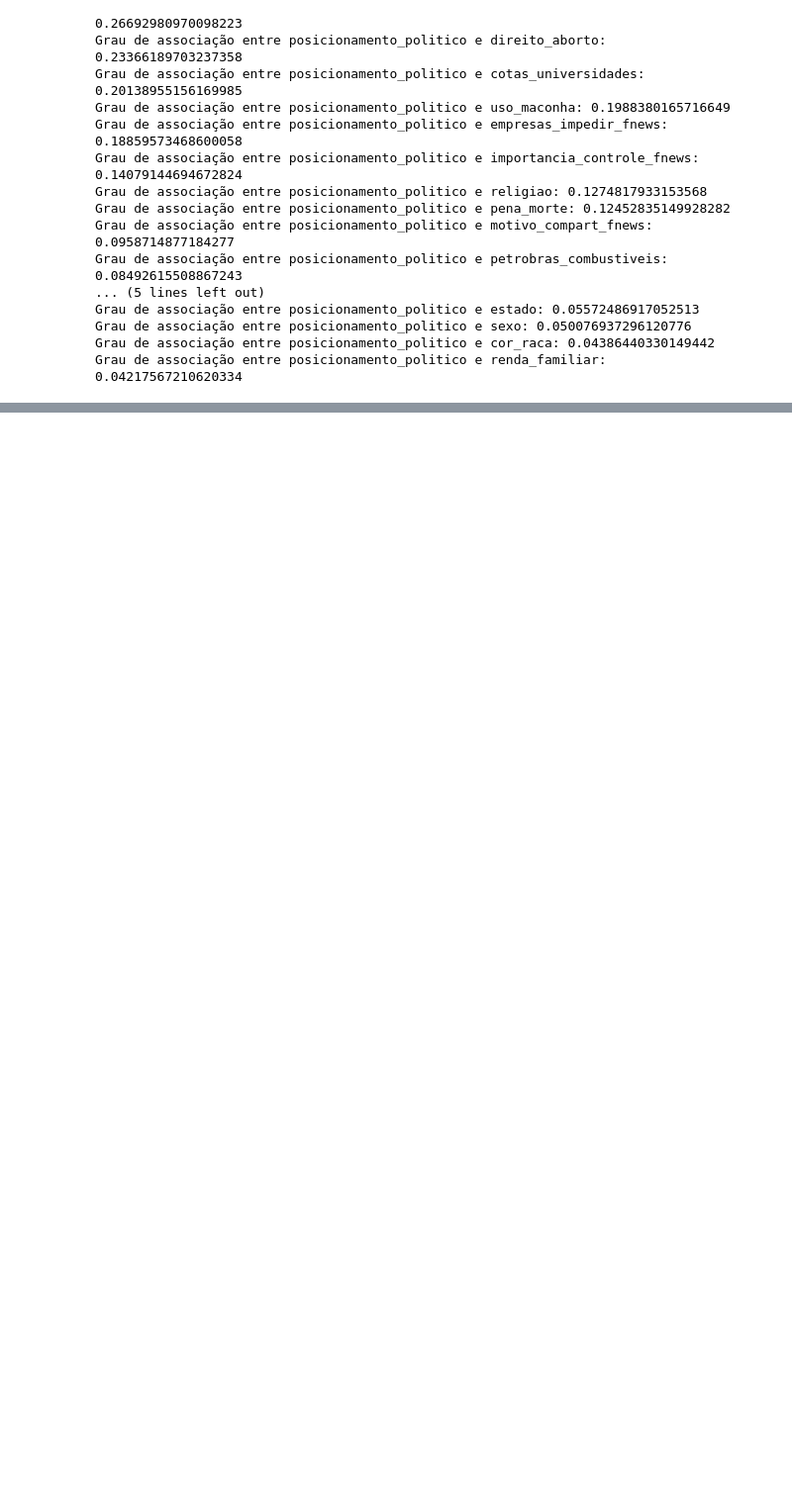
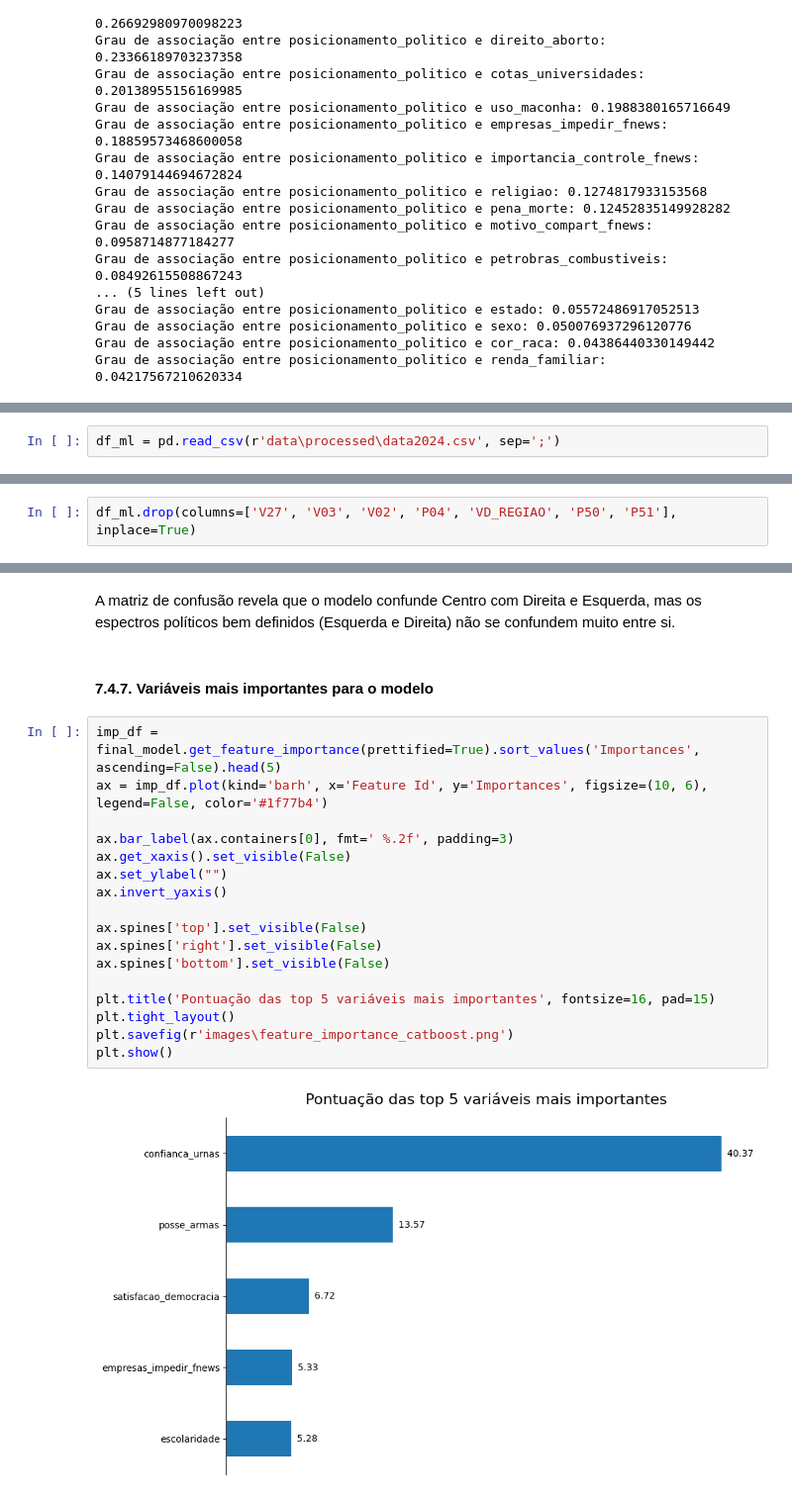
Before and after one commit to h-Soares/ds-espectro-politico-brasil, a Jupyter notebook: project.ipynb, the cells around one changed output, grey strips where cells are left out. Shown at 99% size. Cells and saved outputs as stored; diff of their text form; blank space fills up the shorter version.

```diff
--- a/project.ipynb
+++ b/project.ipynb
@@ -1364,0 +1376,2 @@ Além disso, pode-se utilizar essa análise para selecionar variáveis para sere
+# %%
+df_ml = pd.read_csv(r'data\processed\data2024.csv', sep=';')
@@ -1364,0 +1382,2 @@ Além disso, pode-se utilizar essa análise para selecionar variáveis para sere
+# %%
+df_ml.drop(columns=['V27', 'V03', 'V02', 'P04', 'VD_REGIAO', 'P50', 'P51'], inplace=True)
@@ -1364,0 +1561,23 @@ Além disso, pode-se utilizar essa análise para selecionar variáveis para sere
+# %% [markdown]
+A matriz de confusão revela que o modelo confunde Centro com Direita e Esquerda, mas os espectros políticos bem definidos (Esquerda e Direita) não se confundem muito entre si.
+# %% [markdown]
+#### **7.4.7. Variáveis mais importantes para o modelo**
+# %%
+imp_df = final_model.get_feature_importance(prettified=True).sort_values('Importances', ascending=False).head(5)
+ax = imp_df.plot(kind='barh', x='Feature Id', y='Importances', figsize=(10, 6), legend=False, color='#1f77b4')
+
+ax.bar_label(ax.containers[0], fmt=' %.2f', padding=3)
+ax.get_xaxis().set_visible(False)
+ax.set_ylabel("")
+ax.invert_yaxis()
+
+ax.spines['top'].set_visible(False)
+ax.spines['right'].set_visible(False)
+ax.spines['bottom'].set_visible(False)
+
+plt.title('Pontuação das top 5 variáveis mais importantes', fontsize=16, pad=15)
+plt.tight_layout()
+plt.savefig(r'images\feature_importance_catboost.png')
+plt.show()
+# %% [output]
+[figure, added]
```
Also changed, not shown: parts of 36 cells of this notebook, 4 other files.
